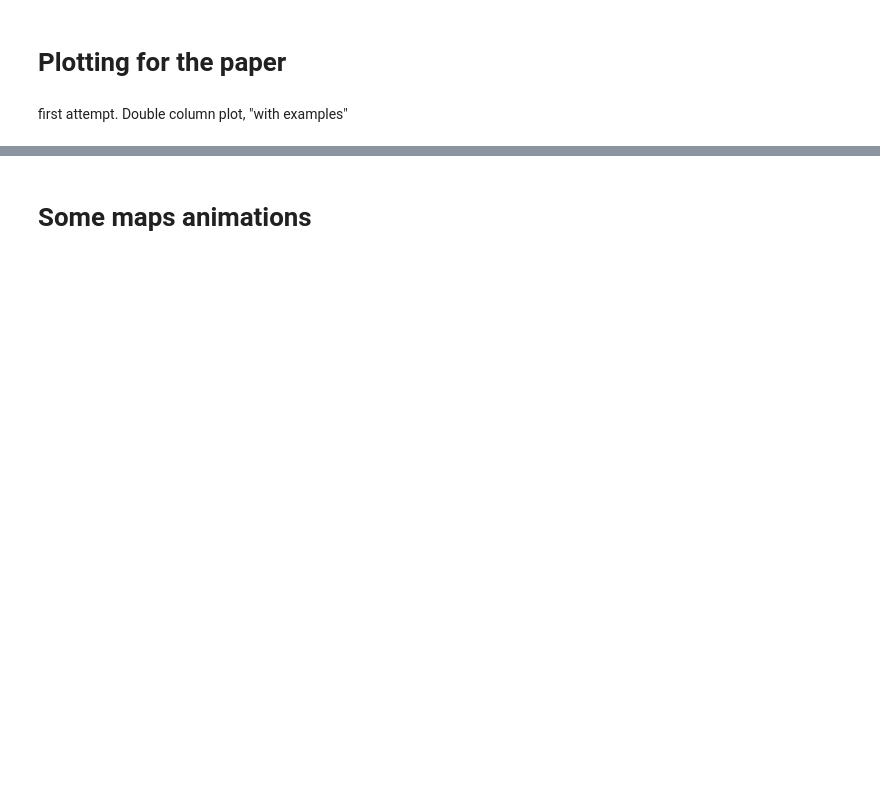
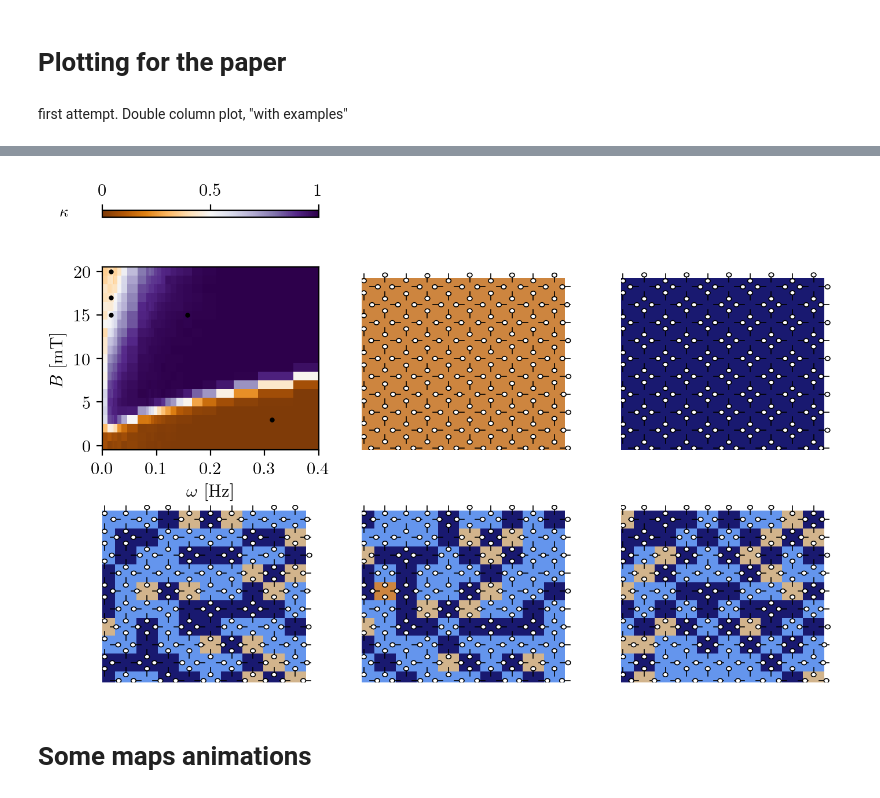
Before and after one commit to leogabac/frequencygs, a Jupyter notebook: src/notebooks/figure6.ipynb, the cells around one changed output, grey strips where cells are left out. Saved outputs shown, nothing was run; the diff lists cells and outputs as text; code cells hidden in the pictures; blank space fills up the shorter version.

```diff
--- a/src/notebooks/figure6.ipynb
+++ b/src/notebooks/figure6.ipynb
@@ -446,80 +446,72 @@ second attempt
 # %%
-COL=246/72
+COL=510/72
 OFFSET=(510-444.728)/72
 OFFSET=1.1
 
-labels = ['\\textbf{a)}',
-          '\\textbf{b)}',
-          '\\textbf{c)}',
-          '\\textbf{d)}']
+fig = plt.figure(figsize=(COL+OFFSET, 5.3),dpi=200)
+gs = gridspec.GridSpec(3, 3, height_ratios=[0.04,1,1],wspace=0.2, hspace = 0.4)
 
-fig = plt.figure(figsize=(COL+OFFSET, 3),dpi=200)
-gs = gridspec.GridSpec(4, 4, height_ratios=[0.05,1,1,1])
+norm = plt.Normalize(0,1)
+cmap = plt.get_cmap('PuOr')
 
-size = fig.get_size_inches()
-aspect_ratio = size[1]/size[0]
+times = [5,10,100,100,100]
+omegas = np.pi/2/np.array(times)
+local_fields = [3,15,15,17,20]
 
 # ===========================================================
 # Phase map
 # ===========================================================
-ax = fig.add_subplot(gs[1:,:3])
+ax = fig.add_subplot(gs[1,0])
 
-norm = plt.Normalize(0,1)
-cmap = plt.get_cmap('PuOr')
+c = ax.pcolormesh(W, B, K, norm=norm, cmap=cmap, rasterized=True)
+ax.set_xlabel('$\\omega$ [Hz]',fontsize=11)
+ax.set_ylabel('$B$ [mT]',fontsize=11)
+ax.plot(omegas,local_fields,'o',markersize=2, color='k')
+ax.set_xlim(0,0.4)
 
 
-cbax = fig.add_subplot(gs[0,:3])
+# Thin colorbar axes at the top
+cbax = fig.add_subplot(gs[0,0])
 cbar = plt.colorbar(c, cax=cbax, orientation='horizontal')  # Orientation can be changed to horizontal if needed
 cbar.ax.xaxis.set_ticks_position('top')
 cbar.ax.xaxis.set_label_position('top')
 cbar.ax.tick_params(labeltop=True, labelbottom=False)
 cbar.ax.set_xticks([0,0.5,1])
 cbar.ax.set_xticklabels([0,0.5,1])
 fig.text(0.08,0.87,'$\\kappa$')
 
-
-c = ax.pcolormesh(W, B, K, norm=norm, cmap=cmap, rasterized=True)
-ax.set_xlabel('$\\omega$ [Hz]',fontsize=11)
-ax.set_ylabel('$B$ [mT]',fontsize=11)
-
-#position = ax.get_position()
-#x,y,w,h = (position.x0, position.y0, position.width, position.height)
-
-#fig.text(x+0.65,y+0.7,'\\textbf{AF}', color='white')
-#fig.text(x+0.5,y+0.05,'\\textbf{Quiescent}', color='white')
-
 # ===========================================================
 # The examples
 # ===========================================================
 
-colors = [cmap(norm(i)) for i in [1,0.5,0]]
+panes = [(1,1),(1,2),(2,0),(2,1),(2,2)]
 
-times = [10,100,1]
-omegas = np.pi/2/np.array(times)
-local_fields = [15,10,10]
-
-for i,(ctime, cfield) in enumerate(zip(times,local_fields)):
-
-    ax = fig.add_subplot(gs[i+1,-1])
+for pane,ctime,cfield in zip(panes,times,local_fields):
+    ax = fig.add_subplot(gs[pane])
 
     filename = f"{ctime}s_{cfield}mT"
     trj = ice.trajectory(os.path.join(DATA_PATH,f'{filename}_trj.csv'))
     v = trj.get_vertices(os.path.join(DATA_PATH,f'{filename}_vrt.csv'))
     trj.load()
 
     frames = trj.frames
 
     last_trj = trj.trj.xs(frames[-1],level='frame')
     last_vrt = v.vertices.xs(frames[-1],level='frame')
-    class_vrt(last_vrt)
+    last_vrt = class_vrt(last_vrt)
 
     plot_vrtclass(last_vrt, ax = ax)
-    plot_positions(last_trj, ax = ax, linewidth = 0.3,linecolor='k')
+    plot_positions(last_trj, ax = ax, linewidth = 0.6,linecolor='k')
 
     #ax.axis("equal")
     ax.axis("off")
     ax.set_xlim(-3,303)
     ax.set_ylim(-3,303)
+
+
+plt.show()
+# %% [output]
+[figure, added]
 # %% [markdown]
 # Some maps animations
 # %%
```
Also changed, not shown: parts of 8 cells of this notebook, 4 other files.
